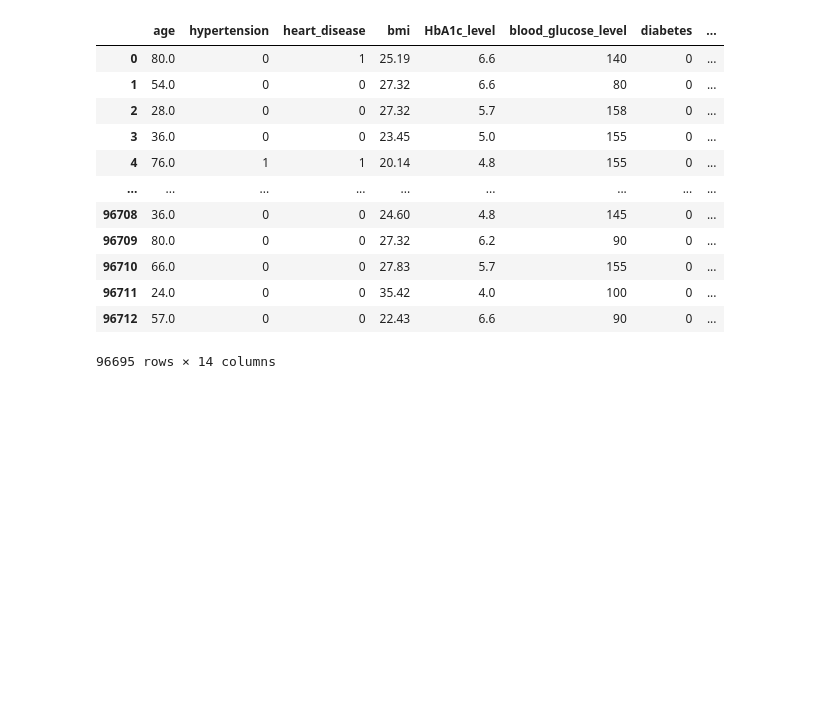
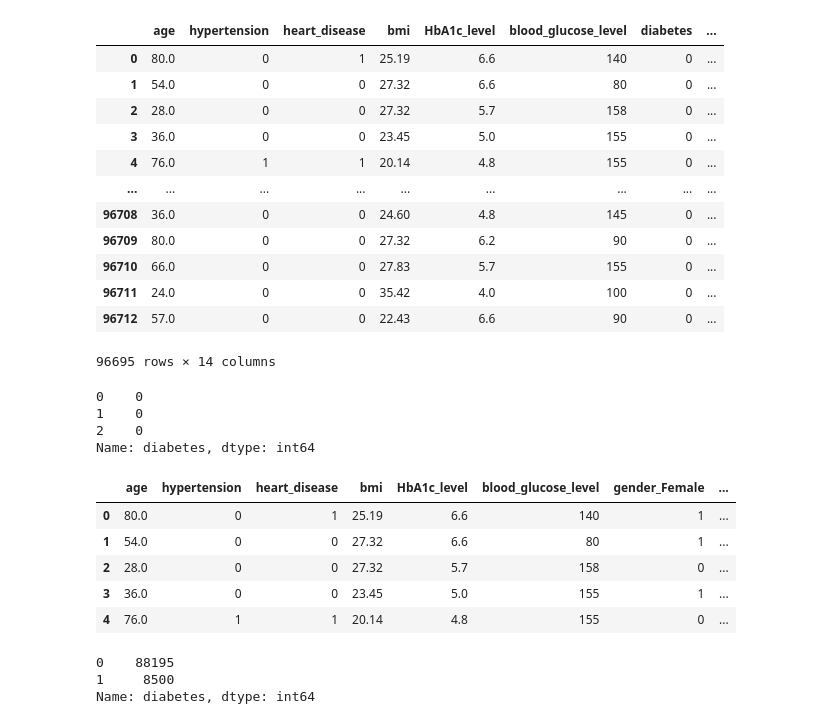
Before and after one commit to laurajanefaulds/project4, a Jupyter notebook: diabetes.ipynb, the cells around one changed output. Cells and saved outputs as stored; diff of their text form; code cells hidden in the pictures; blank space fills up the shorter version.

```diff
--- a/diabetes.ipynb
+++ b/diabetes.ipynb
@@ -201,0 +176,29 @@ diabetes_data_encoded_df
+# %%
+# Seperate the features, X,  from the target variable, y
+y = diabetes_data_encoded_df['diabetes']
+X = diabetes_data_encoded_df.drop(columns='diabetes')
+# %%
+# Review the y variable Series
+y.head(3)
+# %% [output]
+0    0
+1    0
+2    0
+Name: diabetes, dtype: int64
+# %%
+# Review the X variable DataFrame
+X.head()
+# %% [output]
+|  | age | hypertension | heart_disease | bmi | HbA1c_level | blood_glucose_level | gender_Female | ... |
+| 0 | 80.0 | 0 | 1 | 25.19 | 6.6 | 140 | 1 | ... |
+| 1 | 54.0 | 0 | 0 | 27.32 | 6.6 | 80 | 1 | ... |
+| 2 | 28.0 | 0 | 0 | 27.32 | 5.7 | 158 | 0 | ... |
+| 3 | 36.0 | 0 | 0 | 23.45 | 5.0 | 155 | 1 | ... |
+| 4 | 76.0 | 1 | 1 | 20.14 | 4.8 | 155 | 0 | ... |
+# %%
+# Check the balance of our target values
+y.value_counts()
+# %% [output]
+0    88195
+1     8500
+Name: diabetes, dtype: int64
```
Also changed, not shown: parts of 16 cells of this notebook, 1 other file.
